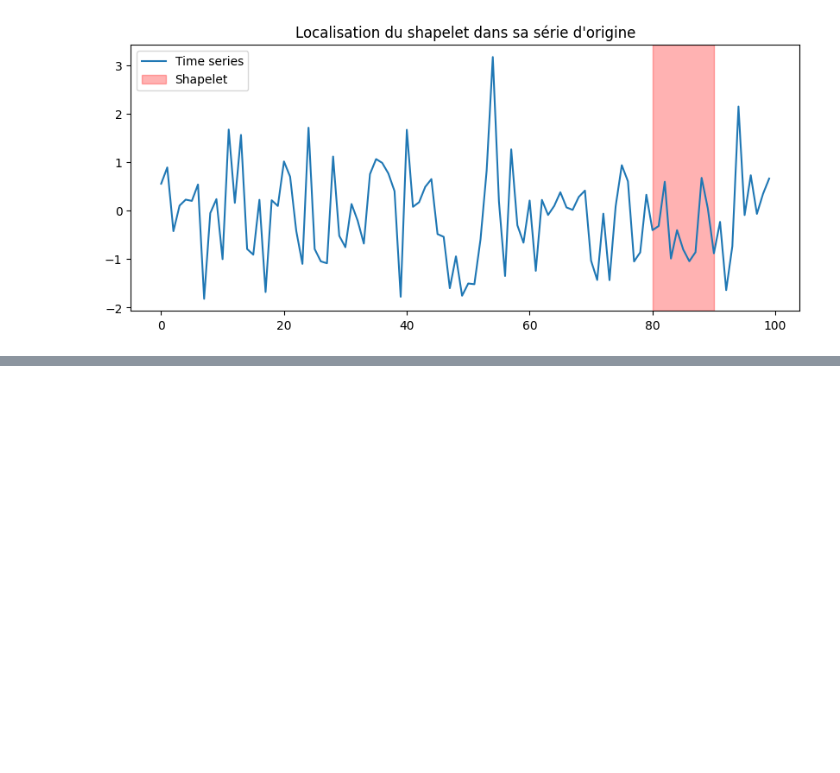
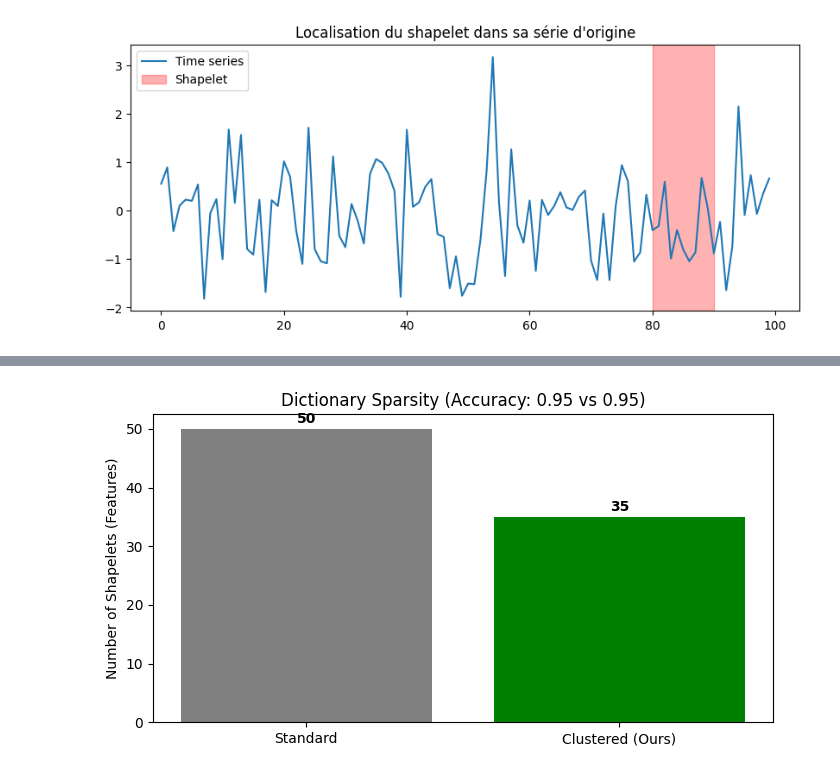
Before and after one commit to TristanoB/shapelet_transformation, a Jupyter notebook: implementation.ipynb, the cells around one changed output, grey strips where cells are left out. Saved outputs shown, nothing was run; the diff lists cells and outputs as text; code cells hidden in the pictures; blank space fills up the shorter version.

```diff
--- a/implementation.ipynb
+++ b/implementation.ipynb
@@ -477,0 +549,92 @@ plt.show()
+# %%
+from sklearn.ensemble import RandomForestClassifier
+from sklearn.metrics import accuracy_score
+import pandas as pd
+import numpy as np
+import matplotlib.pyplot as plt
+
+# --- Helper: Transform Time Series to Distance Matrix ---
+def transform_dataset(X, shapelets):
+    n_samples = len(X)
+    n_features = len(shapelets)
+    X_new = np.zeros((n_samples, n_features))
+
+    print(f"Transforming dataset shape {X.shape} with {n_features} shapelets...")
+    for i, s in enumerate(shapelets):
+        X_new[:, i] = findDistances(X, s.data)
+
+    return X_new
+
+# --- 1. SETUP EXPERIMENT ---
+if 'X_train' not in locals():
+    X_train, y_train, X_test, y_test = load_gunpoint()
+
+# Estimate parameters
+min_l, max_l = EstimateMinAndMax(X_train, y_train)
+print(f"Estimated parameters: min_len={min_l}, max_len={max_l}")
+
+# --- 2. EXTRACT BASELINE (STANDARD METHOD) ---
+print("\n--- 1. Baseline: Standard Shapelet Transform ---")
+k_baseline = 50
+print(f"Extracting top {k_baseline} shapelets (Standard)...")
+
+baseline_shapelets = ShapeletCachedSelection(
+    X_train, y_train,
+    min_len=min_l,
+    max_len=max_l,
+    k=k_baseline,
+    quality_method="f_stat"
+)
+
+# --- 3. APPLY YOUR CONTRIBUTION (CLUSTERED METHOD) ---
+print("\n--- 2. Our Method: Inter-Series Redundancy Filter ---")
+# CORRECTED LINE:
+clustered_shapelets = remove_inter_series_redundancy(baseline_shapelets, threshold_ratio=0.25)
+k_ours = len(clustered_shapelets)
+print(f"Reduced feature space from {k_baseline} -> {k_ours} features.")
+
+# --- 4. EVALUATION (CLASSIFICATION ACCURACY) ---
+print("\n--- 3. Training Classifiers ---")
+
+# A. Transform Data for Baseline
+X_train_base = transform_dataset(X_train, baseline_shapelets)
+X_test_base  = transform_dataset(X_test, baseline_shapelets)
+
+# B. Transform Data for Ours
+X_train_ours = transform_dataset(X_train, clustered_shapelets)
+X_test_ours  = transform_dataset(X_test, clustered_shapelets)
+
+# C. Train & Test (using Random Forest)
+clf = RandomForestClassifier(n_estimators=100, random_state=42)
+
+# Baseline Results
+clf.fit(X_train_base, y_train)
+acc_base = accuracy_score(y_test, clf.predict(X_test_base))
+
+# Our Results
+clf.fit(X_train_ours, y_train)
+acc_ours = accuracy_score(y_test, clf.predict(X_test_ours))
+
+# --- 5. REPORT RESULTS ---
+results = pd.DataFrame({
+    'Method': ['Standard (Baseline)', 'Clustered (Ours)'],
+    'Num Features': [k_baseline, k_ours],
+    'Accuracy': [f"{acc_base:.4f}", f"{acc_ours:.4f}"],
+    'Reduction': ['-', f"{(1 - k_ours/k_baseline)*100:.1f}%"]
+})
+
+print("\n" + "="*40)
+print("FINAL RESULTS TABLE")
+print("="*40)
+print(results)
+print("="*40)
+
+# Quick Plot
+plt.figure(figsize=(8, 4))
+plt.bar(['Standard', 'Clustered (Ours)'], [k_baseline, k_ours], color=['gray', 'green'])
+plt.title(f"Dictionary Sparsity (Accuracy: {acc_base:.2f} vs {acc_ours:.2f})")
+plt.ylabel("Number of Shapelets (Features)")
+for i, v in enumerate([k_baseline, k_ours]):
+    plt.text(i, v + 1, str(v), ha='center', fontweight='bold')
+plt.show()
+# %% [output]
@@ -477,0 +658 @@ plt.show()
+[figure, added]
```
Also changed, not shown: parts of 3 cells of this notebook.
